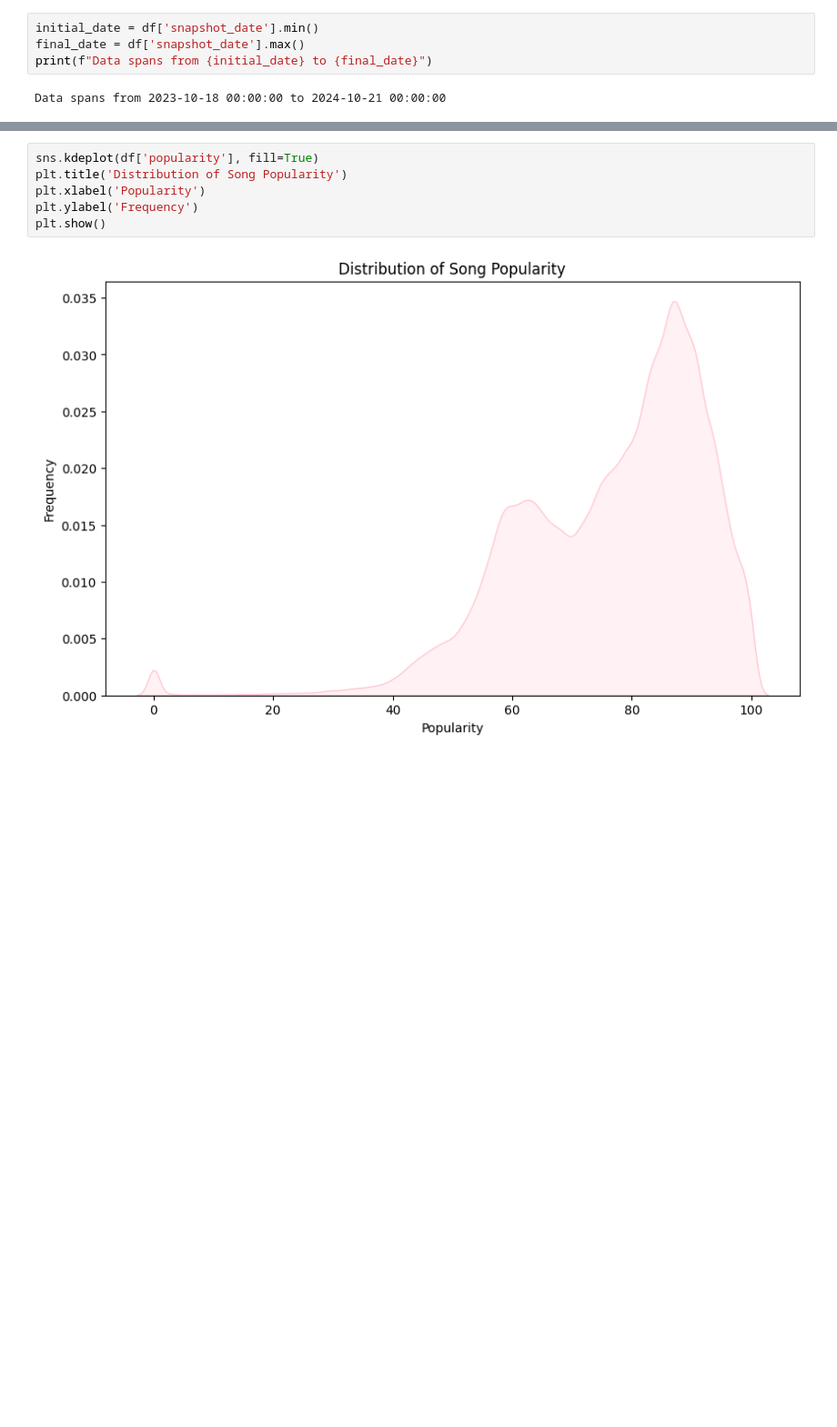
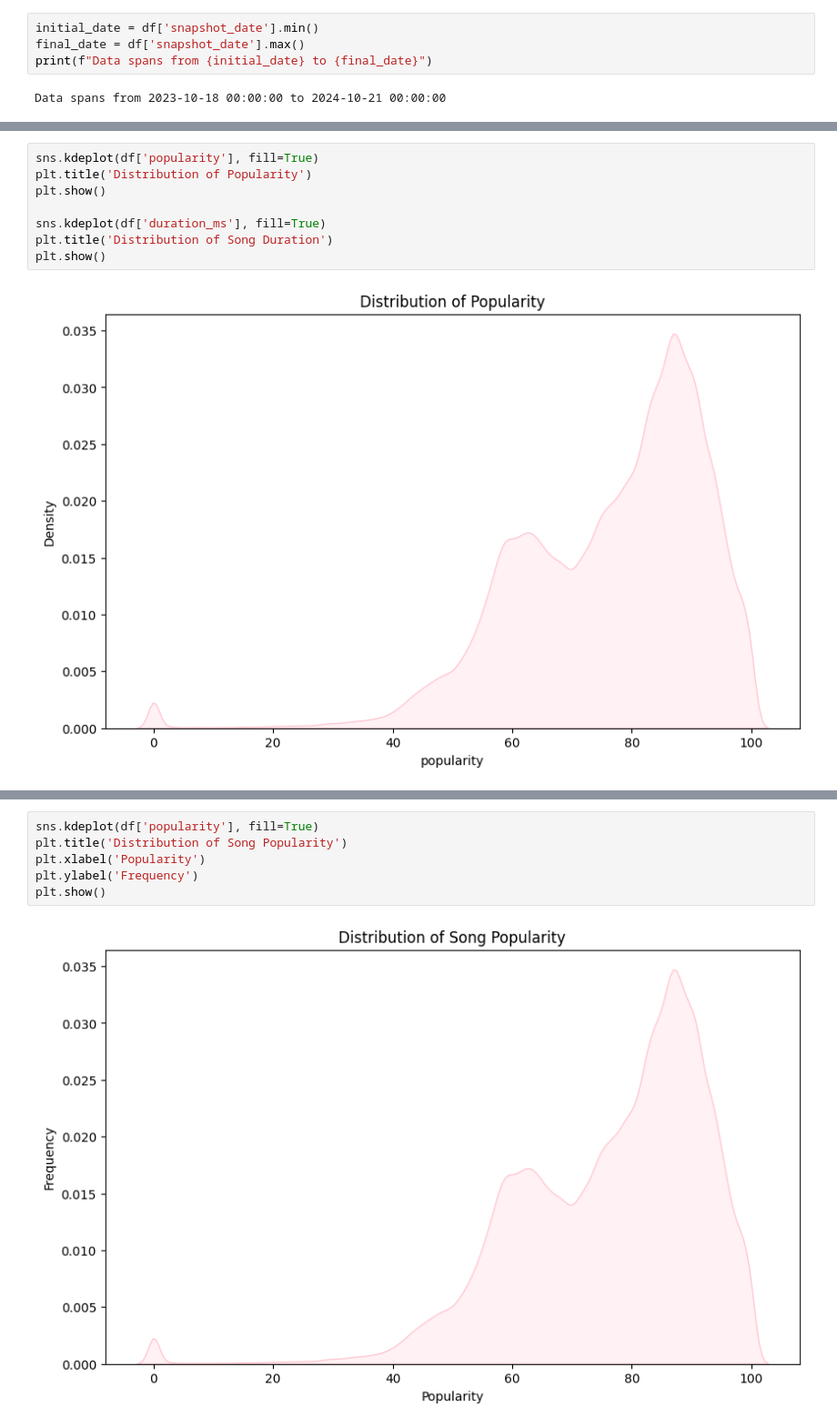
Before and after one commit to itadityaa/data-science, a Jupyter notebook: ML/SpotifyTopSongs/EDA.ipynb, the cells around one changed output, grey strips where cells are left out. Shown: that part at 91% size. Drawn from its saved outputs; the diff is of its cells as text; blank space fills up the shorter version.

```diff
--- a/ML/SpotifyTopSongs/EDA.ipynb
+++ b/ML/SpotifyTopSongs/EDA.ipynb
@@ -160,0 +184,10 @@ df.head()
+# %%
+sns.kdeplot(df['popularity'], fill=True)
+plt.title('Distribution of Popularity')
+plt.show()
+
+sns.kdeplot(df['duration_ms'], fill=True)
+plt.title('Distribution of Song Duration')
+plt.show()
+# %% [output]
+[figure, added]
```
Also changed, not shown: parts of 18 cells of this notebook.
